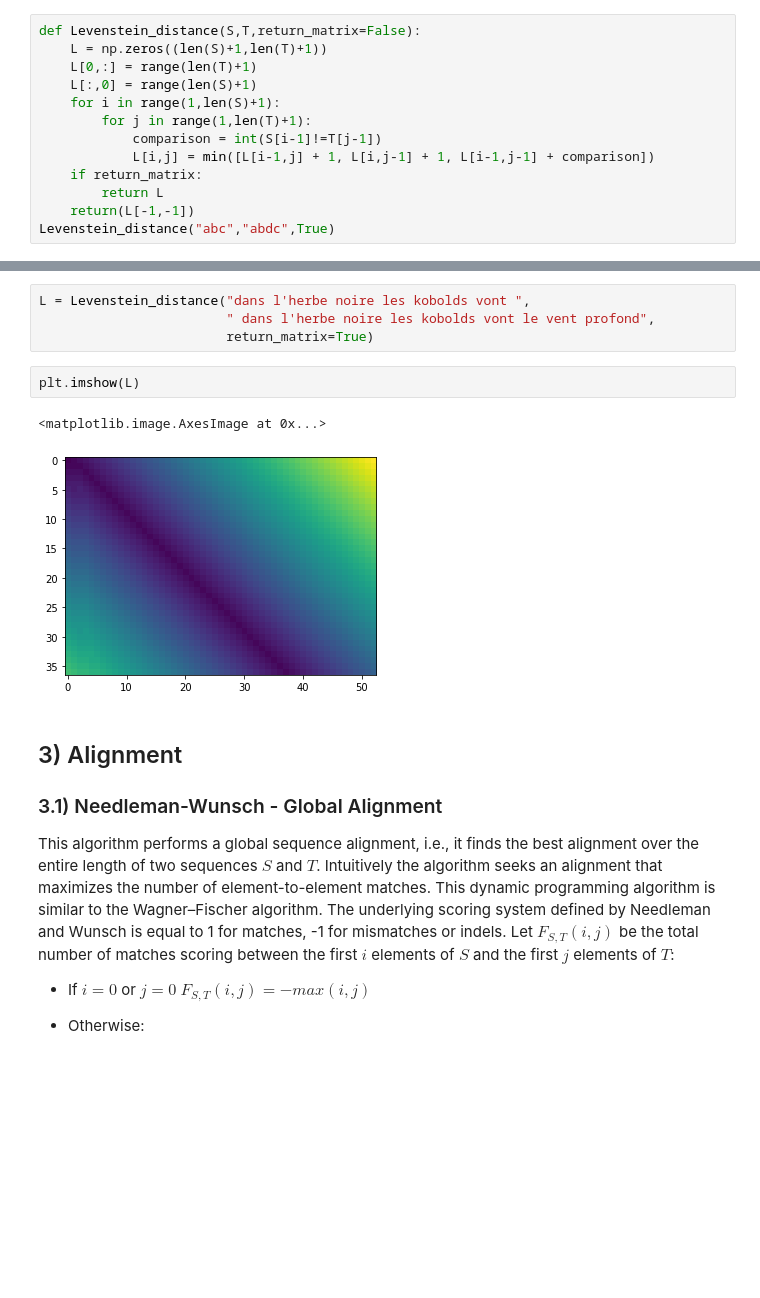
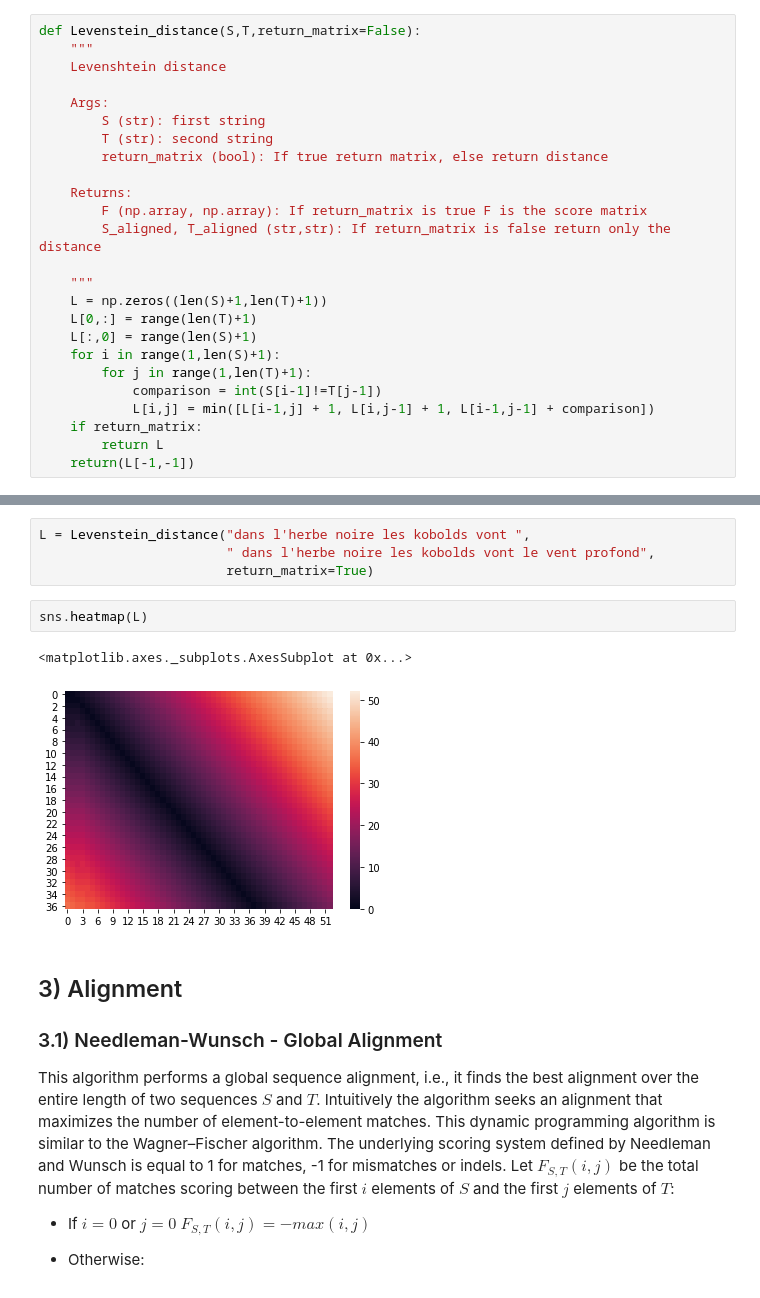
Before and after one commit to SergioPeignier/SergioPeignier.github.io, a Jupyter notebook: string_search/String-distance-Alignment.ipynb, the cells around one changed output, grey strips where cells are left out. Drawn from its saved outputs; the diff is of its cells as text; blank space fills up the shorter version.

Commit message:
update string searching practical lectures

```diff
--- a/string_search/String-distance-Alignment.ipynb
+++ b/string_search/String-distance-Alignment.ipynb
@@ -67,6 +78,19 @@ __Questions:__
 + Compare two strings, and represent the matrix using imshow
 # %%
 def Levenstein_distance(S,T,return_matrix=False):
+    """
+    Levenshtein distance
+
+    Args:
+        S (str): first string
+        T (str): second string
+        return_matrix (bool): If true return matrix, else return distance
+
+    Returns:
+        F (np.array, np.array): If return_matrix is true F is the score matrix
+        S_aligned, T_aligned (str,str): If return_matrix is false return only the distance
+
+    """
     L = np.zeros((len(S)+1,len(T)+1))
     L[0,:] = range(len(T)+1)
     L[:,0] = range(len(S)+1)
@@ -77,4 +101,3 @@ def Levenstein_distance(S,T,return_matrix=False):
     if return_matrix:
         return L
     return(L[-1,-1])
-Levenstein_distance("abc","abdc",True)
@@ -92,11 +110,11 @@ Levenstein_distance("dans l'herbe noire les kobolds vont ",
 L = Levenstein_distance("dans l'herbe noire les kobolds vont ",
                         " dans l'herbe noire les kobolds vont le vent profond",
                         return_matrix=True)
-# %%
-plt.imshow(L)
-# %% [output]
-<matplotlib.image.AxesImage at 0x...>
-[figure, removed]
+# %%
+sns.heatmap(L)
+# %% [output]
+<matplotlib.axes._subplots.AxesSubplot at 0x...>
+[figure, added]
 # %% [markdown]
 ## 3) Alignment
 
```
Also changed, not shown: parts of 13 cells of this notebook, 13 other files.
